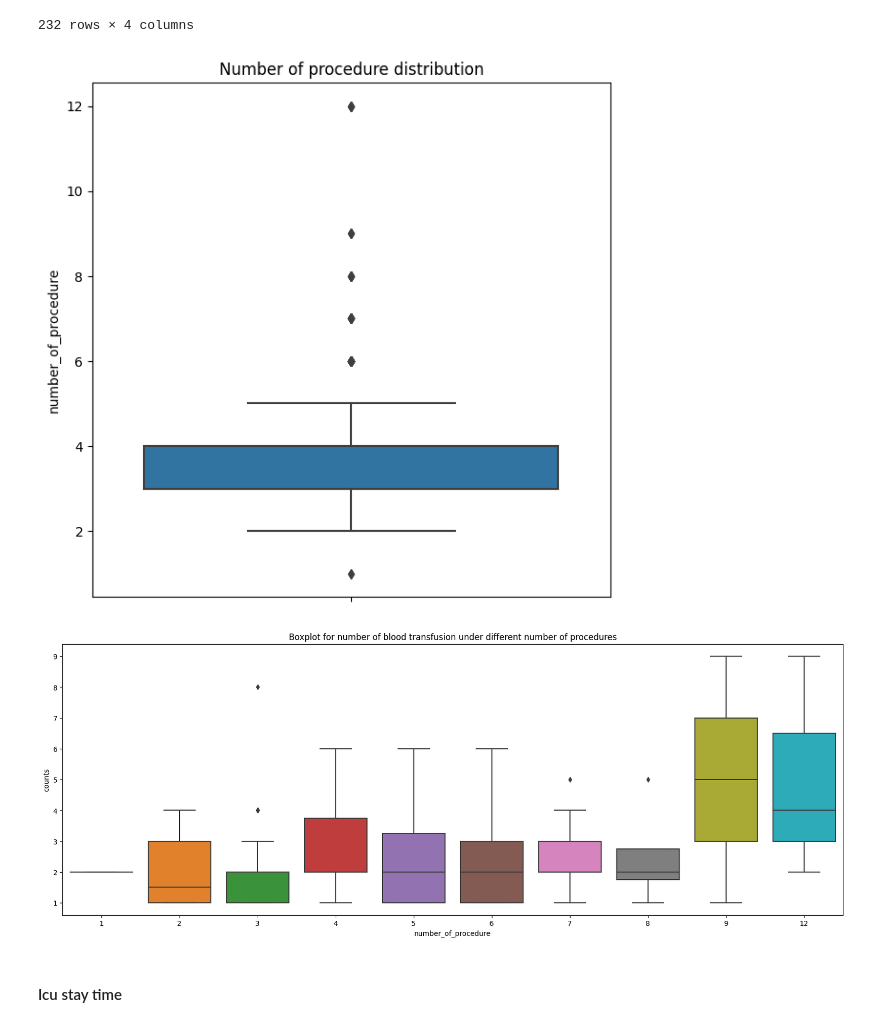
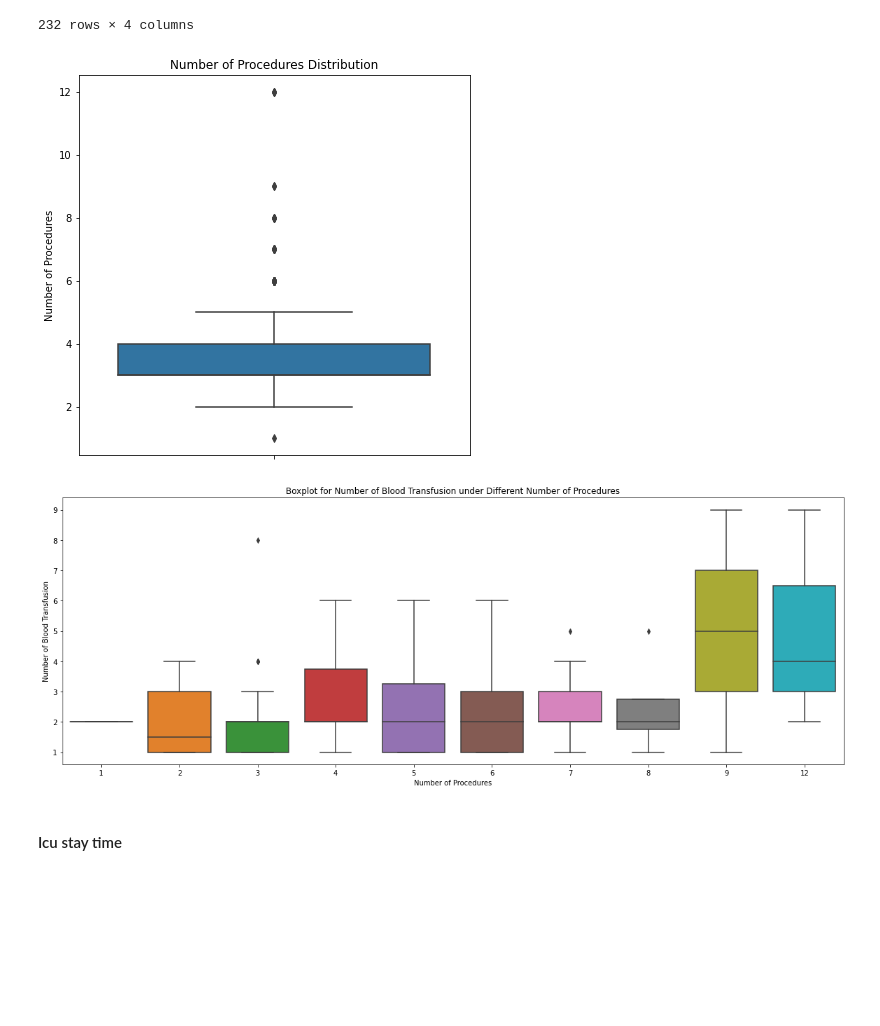
Before and after one commit to lily214754/MIMIC, a Jupyter notebook: EDA/MIMIC_EDA(only fbt).ipynb, the cells around one changed output. Saved outputs shown, nothing was run; the diff lists cells and outputs as text; code cells hidden in the pictures; blank space fills up the shorter version.

```diff
--- a/EDA/MIMIC_EDA(only fbt).ipynb
+++ b/EDA/MIMIC_EDA(only fbt).ipynb
@@ -1142,11 +1079,12 @@ number_of_procedures_blood_counts
 # %%
 plt.figure(figsize=(7,7))
 sns.boxplot(data=number_of_procedures_blood_counts, y="number_of_procedure")
-plt.title("Number of procedure distribution")
+plt.title("Number of Procedures Distribution")
+plt.ylabel("Number of Procedures")
 plt.savefig(f'Additional_CABG_plots/boxplots_number_of_procedure.png')
 plt.show()
 # %% [output]
-[figure, old version]
+[figure, new version]
 # %%
 # plt.figure(figsize=(7,7))
 # sns.boxplot(data=number_of_procedures_blood_counts, x="counts", y="number_of_procedure")
@@ -1156,11 +1094,13 @@ plt.show()
 # %%
 plt.figure(figsize=(20,7))
 sns.boxplot(data=number_of_procedures_blood_counts, x="number_of_procedure", y="counts")
-plt.title("Boxplot for number of blood transfusion under different number of procedures")
+plt.title("Boxplot for Number of Blood Transfusion under Different Number of Procedures")
+plt.xlabel("Number of Procedures")
+plt.ylabel("Number of Blood Transfusions")
 plt.savefig(f'Additional_bloodtransfusion_plots/boxplots_blood_transfusion_under_number_of_procedure.png')
 plt.show()
 # %% [output]
-[figure, old version]
+[figure, new version]
 # %% [markdown]
 #### Icu stay time
 # %%
```
Also changed, not shown: parts of 31 cells of this notebook, 24 other files.
